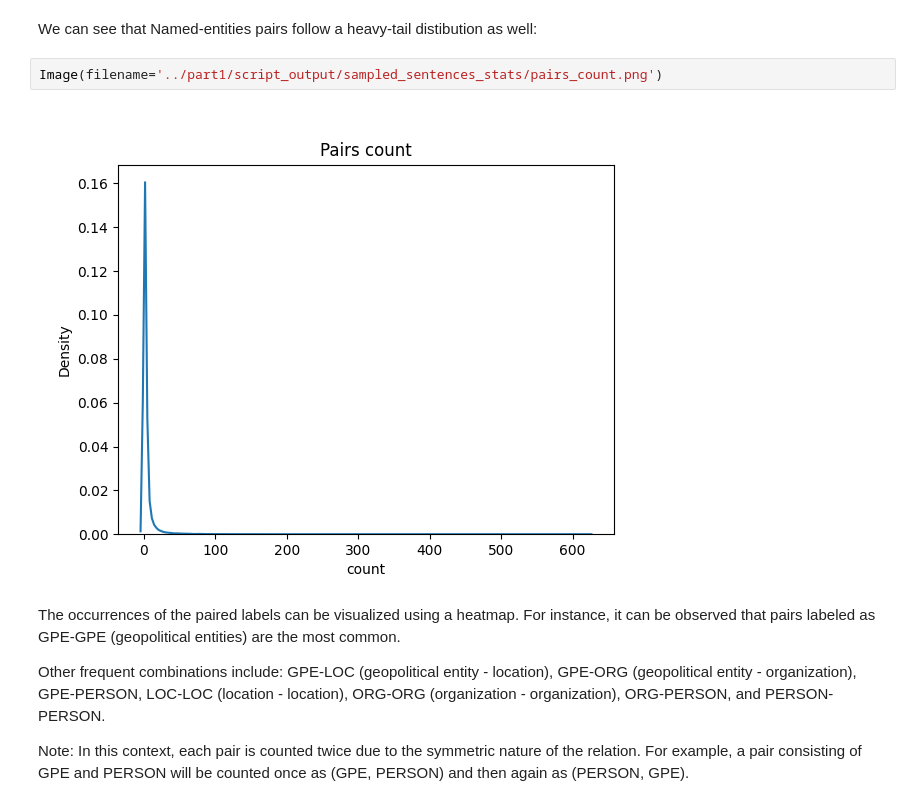
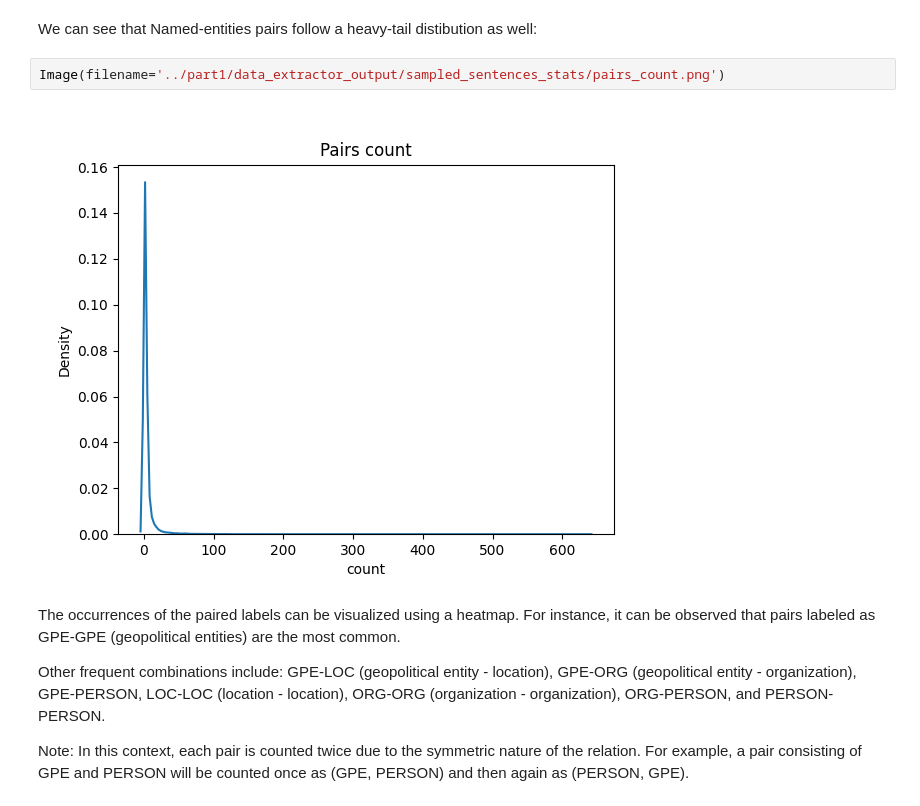
Before and after one commit to mhornstein/NESRR, a Jupyter notebook: part2/EDA.ipynb, the cells around one changed output. Drawn from its saved outputs; the diff is of its cells as text.

```diff
--- a/part2/EDA.ipynb
+++ b/part2/EDA.ipynb
@@ -25,9 +25,9 @@ Image(filename='../part1/script_output/sampled_sentences_stats/labels_count.png'
 # %% [markdown]
 We can see that Named-entities pairs follow a heavy-tail distibution as well:
 # %%
-Image(filename='../part1/script_output/sampled_sentences_stats/pairs_count.png')
+Image(filename='../part1/data_extractor_output/sampled_sentences_stats/pairs_count.png')
 # %% [output]
-[figure, old version]
+[figure, new version]
 # %% [markdown]
 The occurrences of the paired labels can be visualized using a heatmap. For instance, it can be observed that pairs labeled as GPE-GPE (geopolitical entities) are the most common.
 
```
Also changed, not shown: parts of 17 cells of this notebook.
